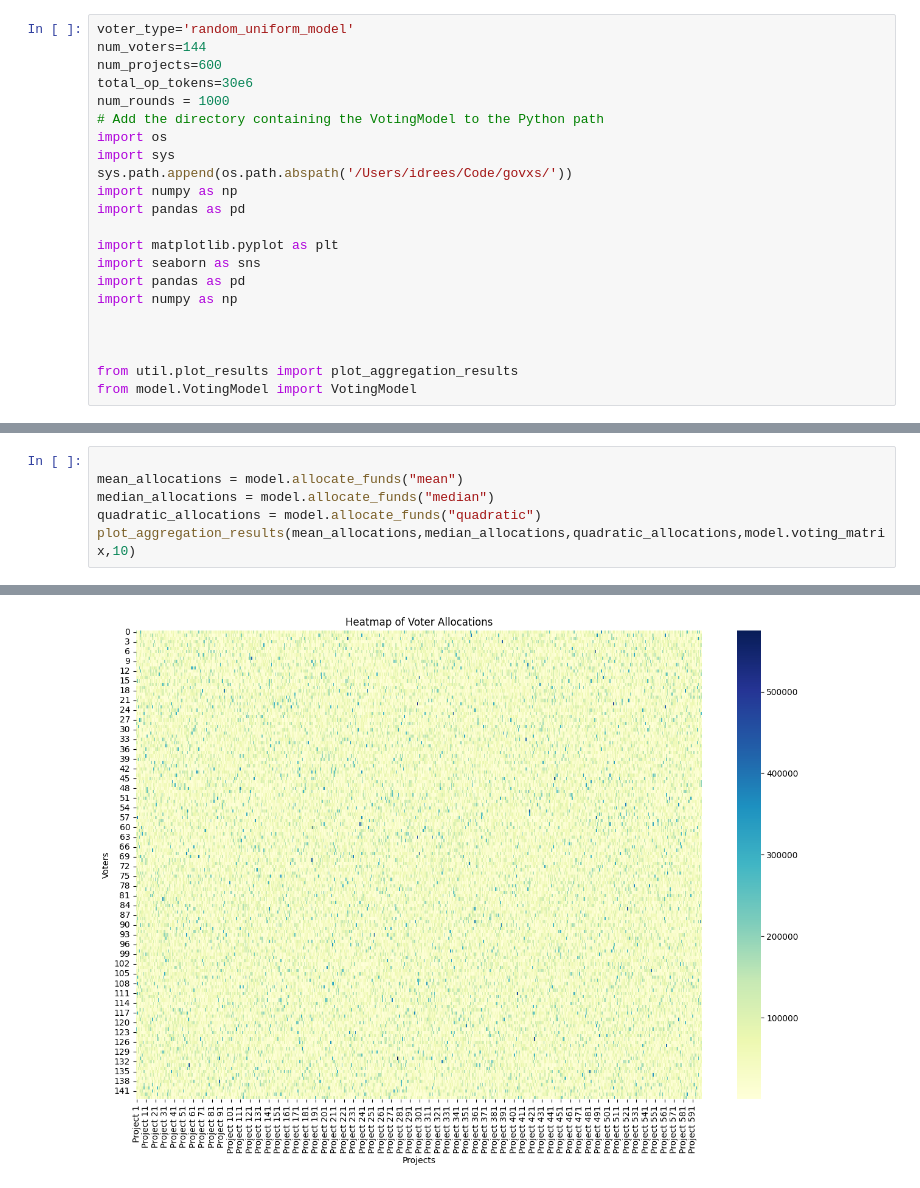
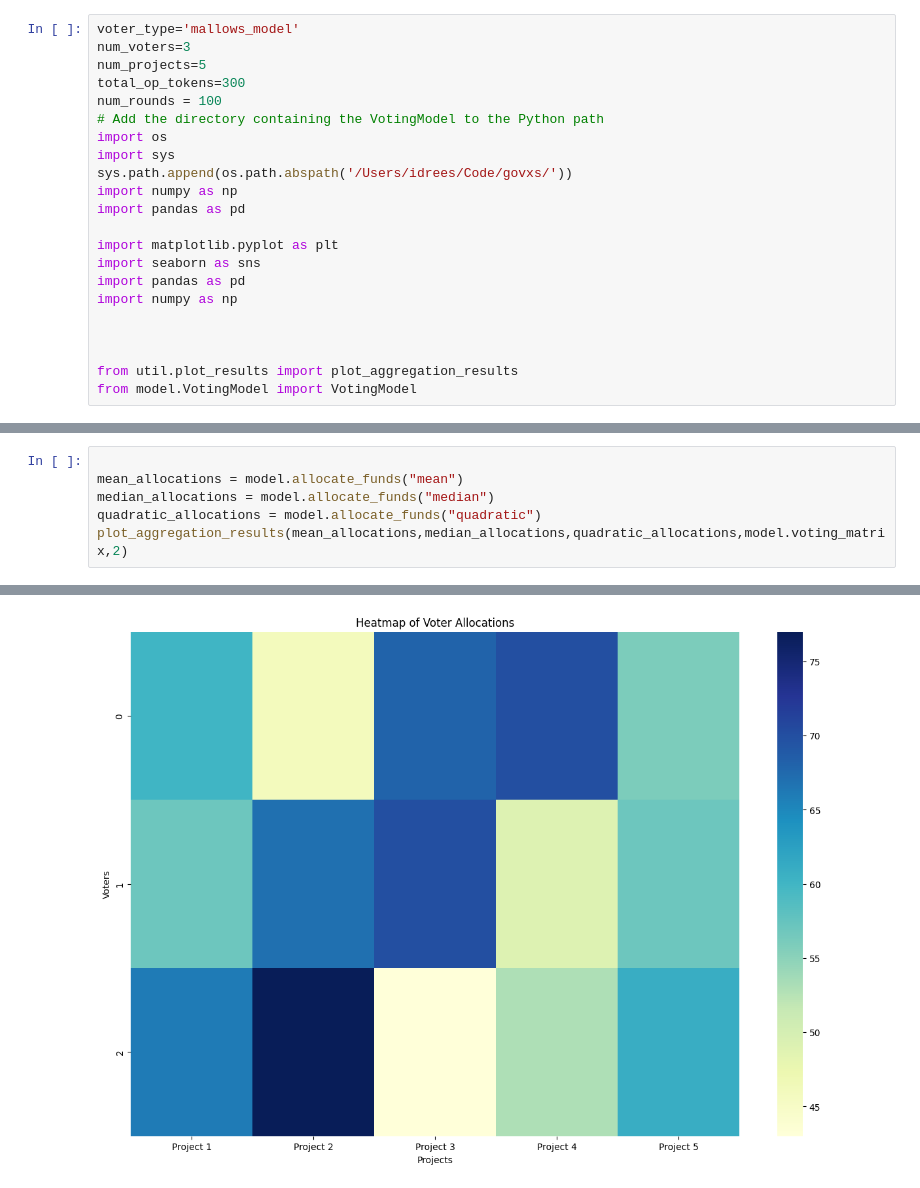
Before and after one commit to GovXS/Evaluating-Voting-Design-Tradeoffs-for-Retro-Funding, a Jupyter notebook: analysis/voting_analysis.ipynb, the cells around one changed output, grey strips where cells are left out. Drawn from its saved outputs; the diff is of its cells as text.

```diff
--- a/analysis/voting_analysis.ipynb
+++ b/analysis/voting_analysis.ipynb
@@ -1,9 +1,9 @@
 # %%
-voter_type='random_uniform_model'
-num_voters=144
-num_projects=600
-total_op_tokens=30e6
-num_rounds = 1000
+voter_type='mallows_model'
+num_voters=3
+num_projects=5
+total_op_tokens=300
+num_rounds = 100
 # Add the directory containing the VotingModel to the Python path
 import os
 import sys
@@ -63,6 +56,6 @@ print(voting_df)
 mean_allocations = model.allocate_funds("mean")
 median_allocations = model.allocate_funds("median")
 quadratic_allocations = model.allocate_funds("quadratic")
-plot_aggregation_results(mean_allocations,median_allocations,quadratic_allocations,model.voting_matrix,10)
+plot_aggregation_results(mean_allocations,median_allocations,quadratic_allocations,model.voting_matrix,2)
 # %% [output]
 Summary Statistics:
@@ -76 +69 @@ Quadratic Aggregation: Total Funds: 29999999.999999996, Max Funds: 58913.0365306
-[figure, old version]
+[figure, new version]
```
Also changed, not shown: parts of 12 cells of this notebook, 4 other files.
